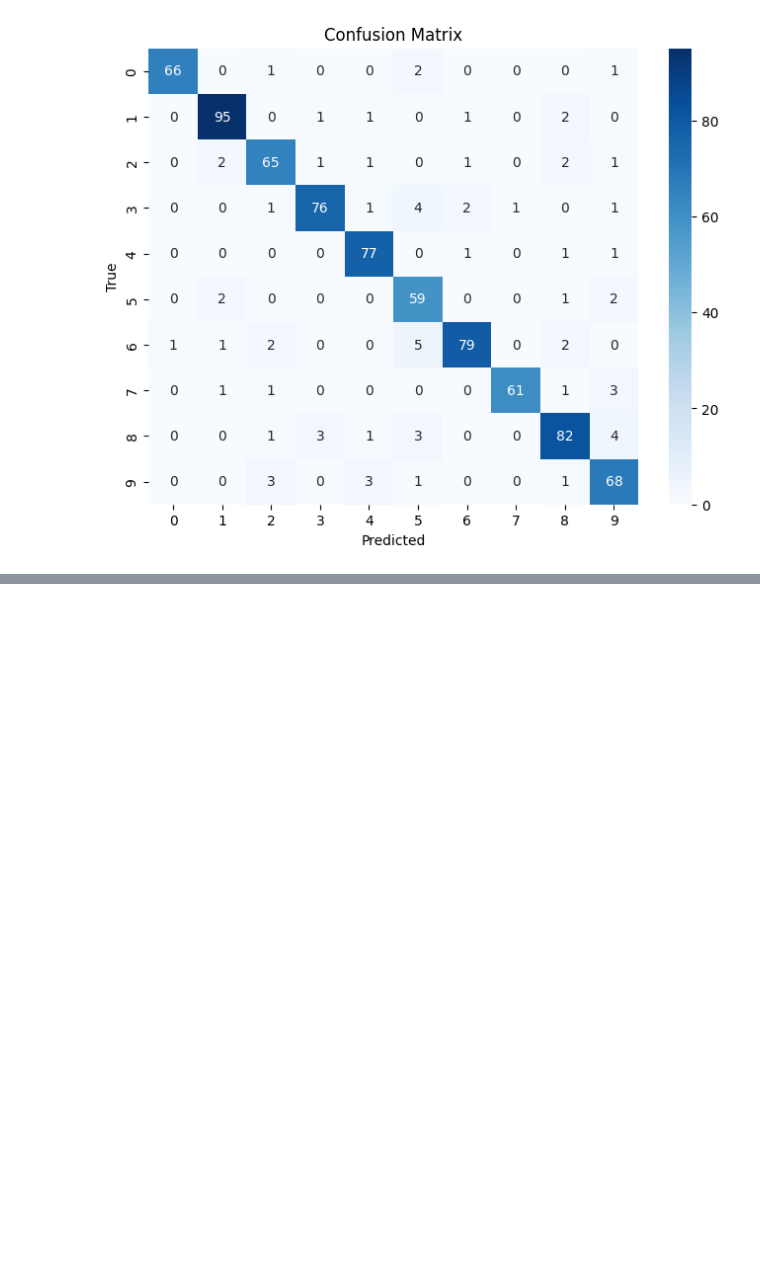
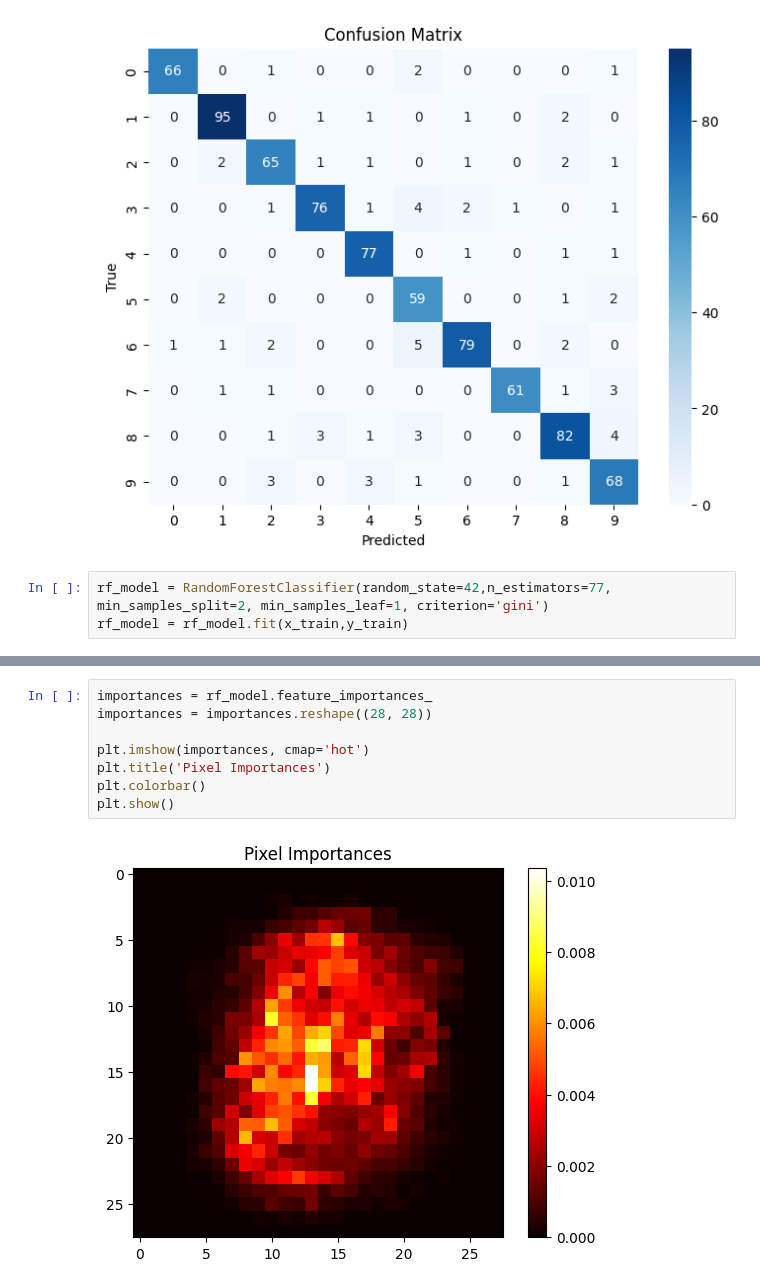
Before and after one commit to NavjotJabbal/gisma, a Jupyter notebook: exercises/machine-learning/supervised-learning/ensemble_learning.ipynb, the cells around one changed output, grey strips where cells are left out. Saved outputs shown, nothing was run; the diff lists cells and outputs as text; blank space fills up the shorter version.

Commit message:
added pixel importance

```diff
--- a/exercises/machine-learning/supervised-learning/ensemble_learning.ipynb
+++ b/exercises/machine-learning/supervised-learning/ensemble_learning.ipynb
@@ -162,3 +162,6 @@ plt.title("Confusion Matrix")
 plt.show()
 # %% [output]
 [figure]
+# %%
+rf_model = RandomForestClassifier(random_state=42,n_estimators=77, min_samples_split=2, min_samples_leaf=1, criterion='gini')
+rf_model = rf_model.fit(x_train,y_train)
@@ -164,0 +187,10 @@ plt.show()
+# %%
+importances = rf_model.feature_importances_
+importances = importances.reshape((28, 28))
+
+plt.imshow(importances, cmap='hot')
+plt.title('Pixel Importances')
+plt.colorbar()
+plt.show()
+# %% [output]
+[figure, added]
```
Also changed, not shown: parts of 3 cells of this notebook.
